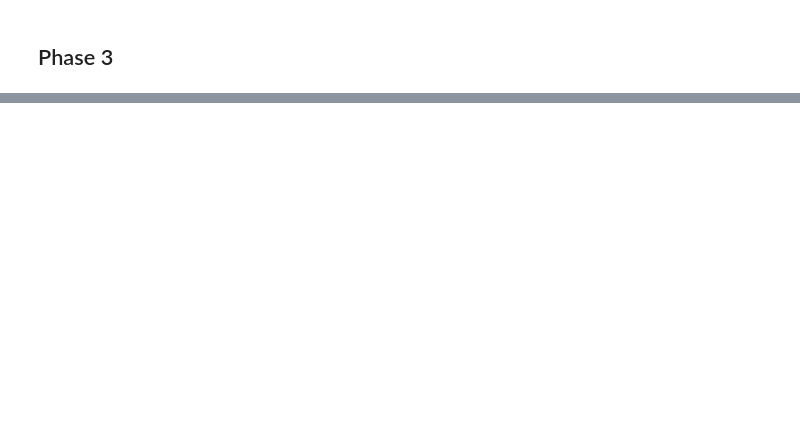
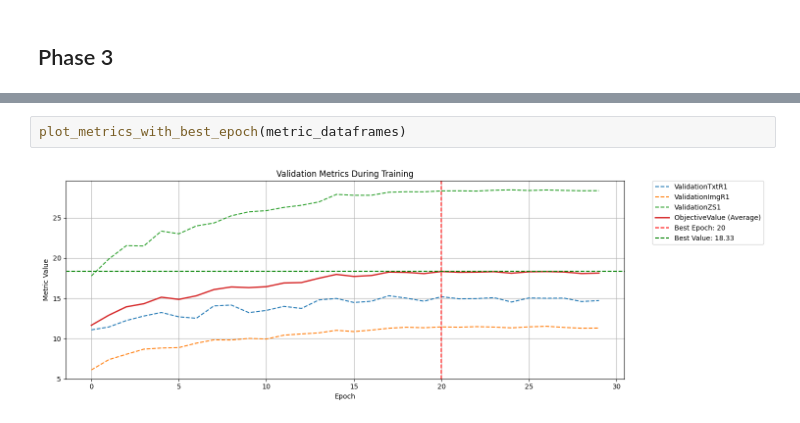
Before and after one commit to omarkhater-school/improved-clip, a Jupyter notebook: analyze_jobs.ipynb, the cells around one changed output, grey strips where cells are left out. Saved outputs shown, nothing was run; the diff lists cells and outputs as text; blank space fills up the shorter version.

```diff
--- a/analyze_jobs.ipynb
+++ b/analyze_jobs.ipynb
@@ -88,0 +132,4 @@ Figure saved to ../../report_figures\phase_3\relative_importance_phase_3.png
+# %%
+plot_metrics_with_best_epoch(metric_dataframes)
+# %% [output]
+[figure, added]
```
Also changed, not shown: parts of 11 cells of this notebook, 4 other files.
